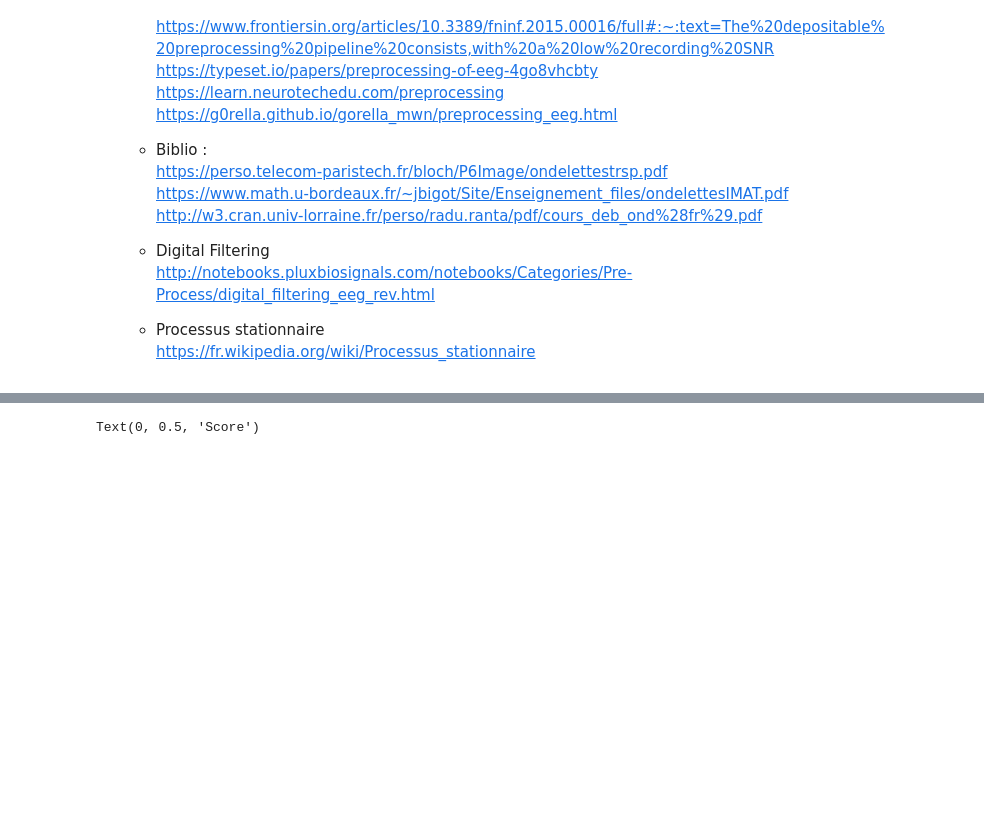
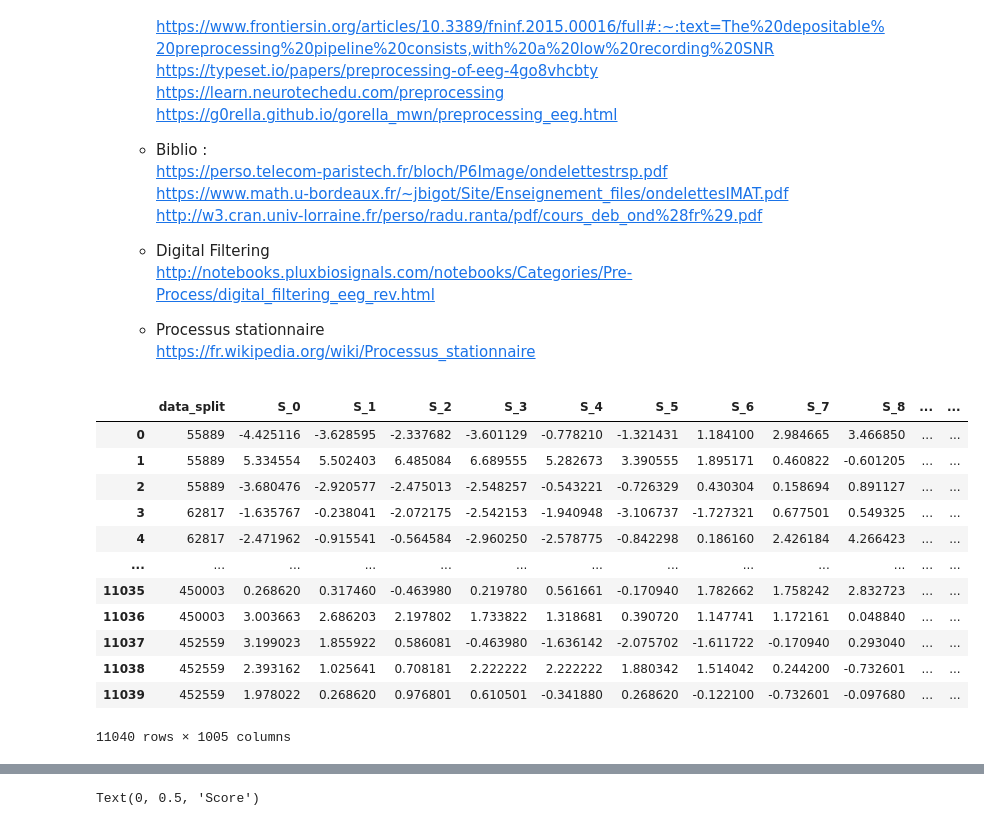
Before and after one commit to philippe-dpz/EEG_proj_repo, a Jupyter notebook: notebooks/Brn_EEG.ipynb, the cells around one changed output, grey strips where cells are left out. Saved outputs shown, nothing was run; the diff lists cells and outputs as text; code cells hidden in the pictures; blank space fills up the shorter version.

```diff
--- a/notebooks/Brn_EEG.ipynb
+++ b/notebooks/Brn_EEG.ipynb
@@ -166,7 +166,7 @@ def fancy_df(df : pd.DataFrame, events : list, hands : dict, size : int,
     return df_cpy, evts # [i[0] for i in evts]
 
 ###
-def left_right_simgle(df : pd.DataFrame, events : list, size : int, canals, hand : int = 0,
+def left_right_old(df : pd.DataFrame, events : list, size : int, canals, hand : int = 0,
                       expend : int = 0) -> pd.DataFrame :
     lp    = range(len(canals))
     res   = [[] for _ in lp]
@@ -179,15 +179,27 @@ def left_right_simgle(df : pd.DataFrame, events : list, size : int, canals, hand
         for k, c in enumerate(canals) :
             res[k] = np.append(res[k], df.loc[fin, c].values)
 
-    return pd.DataFrame({'signal_epoched' : res, 'canal' : canals, 'hand' : hand,
-                         'data_split' : [events for _ in lp]})
+    return pd.DataFrame({'signal_epoched' : res, 'canal' : canals, 'hand' : hand, 'data_split' : [events for _ in lp]})
+
+###
+def hand_out(df : pd.DataFrame, events : list, size : int, canals, hand : int = 0, expend : int = 0) -> pd.DataFrame :
+    res    = pd.DataFrame()
+    size  += expend * 2
+    signal = [f'S_{i}' for i in range(size)]
+
+    for i in events :
+        i   -= expend
+        fin  = range(i, i + size)
+        part = [{**{'data_split' : i}, **dict(zip(signal, df.loc[fin, c])), **{'hand' : hand, f'{c}_dum' : 1}} for c in canals]
+        res  = pd.concat([res, pd.DataFrame(part)])
+
+    return res
 
 ### Pour récupérer les évènement relatifs à la survenue d'une action associcée aux mains
-def left_right_spliting(df : pd.DataFrame, events : list, size : int, canals = ['C3', 'C4', 'Cz'],
-                        expend : int = 0) -> pd.DataFrame :
+def share_out(df : pd.DataFrame, events : list, size : int, canals = ['C3', 'C4', 'Cz'], expend : int = 0) -> pd.DataFrame :
     evts  = list(zip(np.where(df['EventStart'] == 1)[0], events))
-    hand0 = left_right_simgle(df, [x[0] for x in evts if x[1] == 0], size, canals, 0, expend)
-    hand1 = left_right_simgle(df, [x[0] for x in evts if x[1] == 1], size, canals, 1, expend)
+    hand0 = hand_out(df, [x[0] for x in evts if x[1] == 0], size, canals, 0, expend)
+    hand1 = hand_out(df, [x[0] for x in evts if x[1] == 1], size, canals, 1, expend)
     res   = pd.concat([hand0, hand1])
 
     res.reset_index(drop = True, inplace = True)
@@ -259,8 +273,8 @@ def simple_thresholding(serie : list) -> tuple[float, list] :
 # %%
 path  = "../data/data.zip"
-files = ['B0101T.csv']
+files = [f'B0{i}0{j}T.csv' for i in range(1, 10) for j in range(1, 4)]
 
-df_train_csv = csv_in_zip(path, sous_repertoir = 'train', fichiers_specifiques = files)[0]
-df_label_csv = csv_in_zip(path, sous_repertoir = 'y_train_only', fichiers_specifiques = files)[0]
+df_train_csv = csv_in_zip(path, sous_repertoir = 'train', fichiers_specifiques = files)
+df_label_csv = csv_in_zip(path, sous_repertoir = 'y_train_only', fichiers_specifiques = files)
 # df_train_pkl = pkl_in_zip(path, fichier_specifique = 'epoched_train.pkl')
 # %%
@@ -277,0 +296,21 @@ df_train_cpy, event_start = fancy_df(df_train_csv, df_label_csv['EventType'], ha
+# %%
+res = pd.concat([share_out(train, label['EventType'], scope) for train, label in zip(df_train_csv, df_label_csv)])
+
+res.reset_index(drop = True, inplace = True)
+res.fillna(0, inplace = True)
+
+res
+# %% [output]
+|  | data_split | S_0 | S_1 | S_2 | S_3 | S_4 | S_5 | S_6 | S_7 | S_8 | ... | ... |
+| 0 | 55889 | -4.425116 | -3.628595 | -2.337682 | -3.601129 | -0.778210 | -1.321431 | 1.184100 | 2.984665 | 3.466850 | ... | ... |
+| 1 | 55889 | 5.334554 | 5.502403 | 6.485084 | 6.689555 | 5.282673 | 3.390555 | 1.895171 | 0.460822 | -0.601205 | ... | ... |
+| 2 | 55889 | -3.680476 | -2.920577 | -2.475013 | -2.548257 | -0.543221 | -0.726329 | 0.430304 | 0.158694 | 0.891127 | ... | ... |
+| 3 | 62817 | -1.635767 | -0.238041 | -2.072175 | -2.542153 | -1.940948 | -3.106737 | -1.727321 | 0.677501 | 0.549325 | ... | ... |
+| 4 | 62817 | -2.471962 | -0.915541 | -0.564584 | -2.960250 | -2.578775 | -0.842298 | 0.186160 | 2.426184 | 4.266423 | ... | ... |
+| ... | ... | ... | ... | ... | ... | ... | ... | ... | ... | ... | ... | ... |
+| 11035 | 450003 | 0.268620 | 0.317460 | -0.463980 | 0.219780 | 0.561661 | -0.170940 | 1.782662 | 1.758242 | 2.832723 | ... | ... |
+| 11036 | 450003 | 3.003663 | 2.686203 | 2.197802 | 1.733822 | 1.318681 | 0.390720 | 1.147741 | 1.172161 | 0.048840 | ... | ... |
+| 11037 | 452559 | 3.199023 | 1.855922 | 0.586081 | -0.463980 | -1.636142 | -2.075702 | -1.611722 | -0.170940 | 0.293040 | ... | ... |
+| 11038 | 452559 | 2.393162 | 1.025641 | 0.708181 | 2.222222 | 2.222222 | 1.880342 | 1.514042 | 0.244200 | -0.732601 | ... | ... |
+| 11039 | 452559 | 1.978022 | 0.268620 | 0.976801 | 0.610501 | -0.341880 | 0.268620 | -0.122100 | -0.732601 | -0.097680 | ... | ... |
+11040 rows × 1005 columns
```
Also changed, not shown: parts of 11 cells of this notebook.
